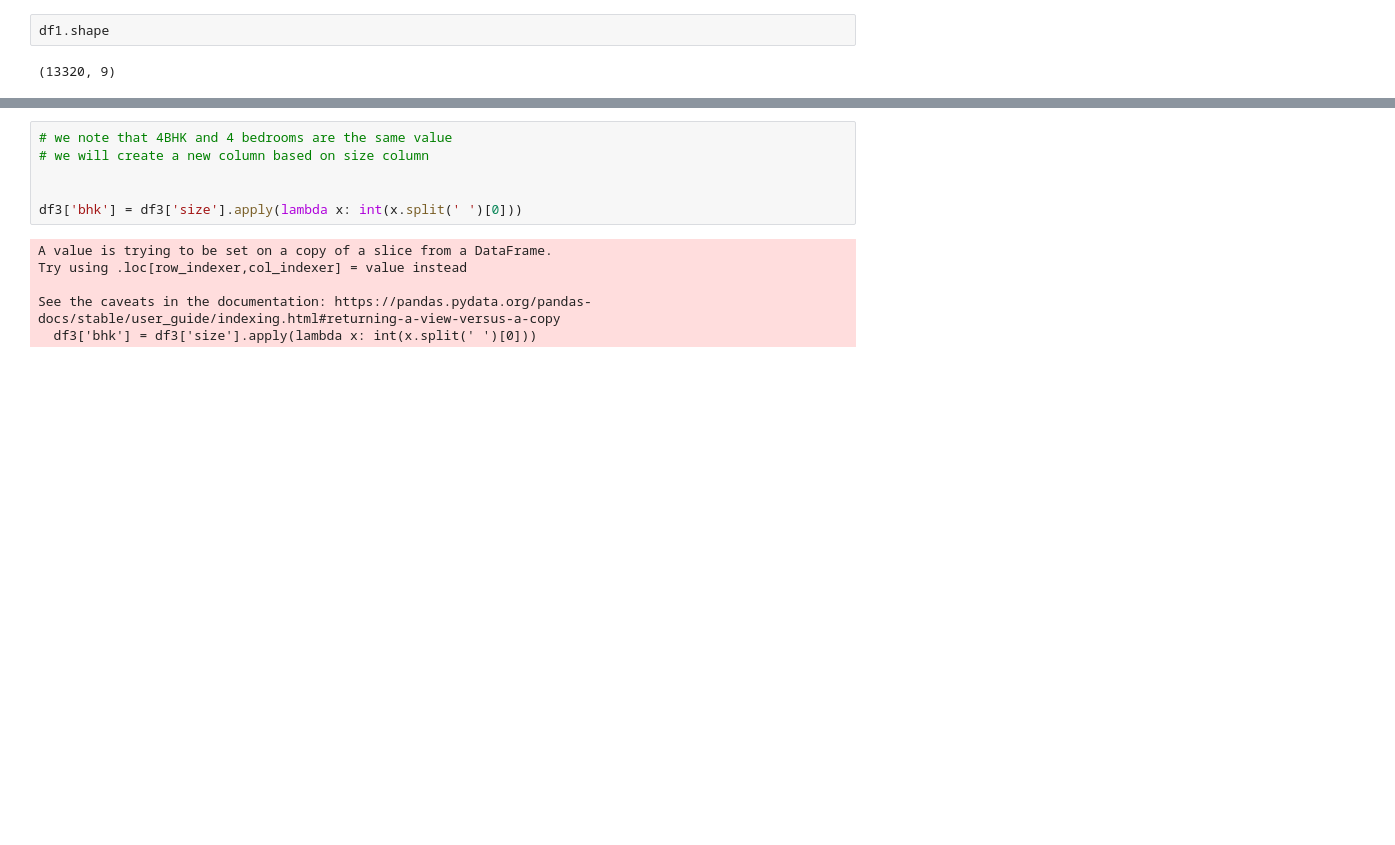
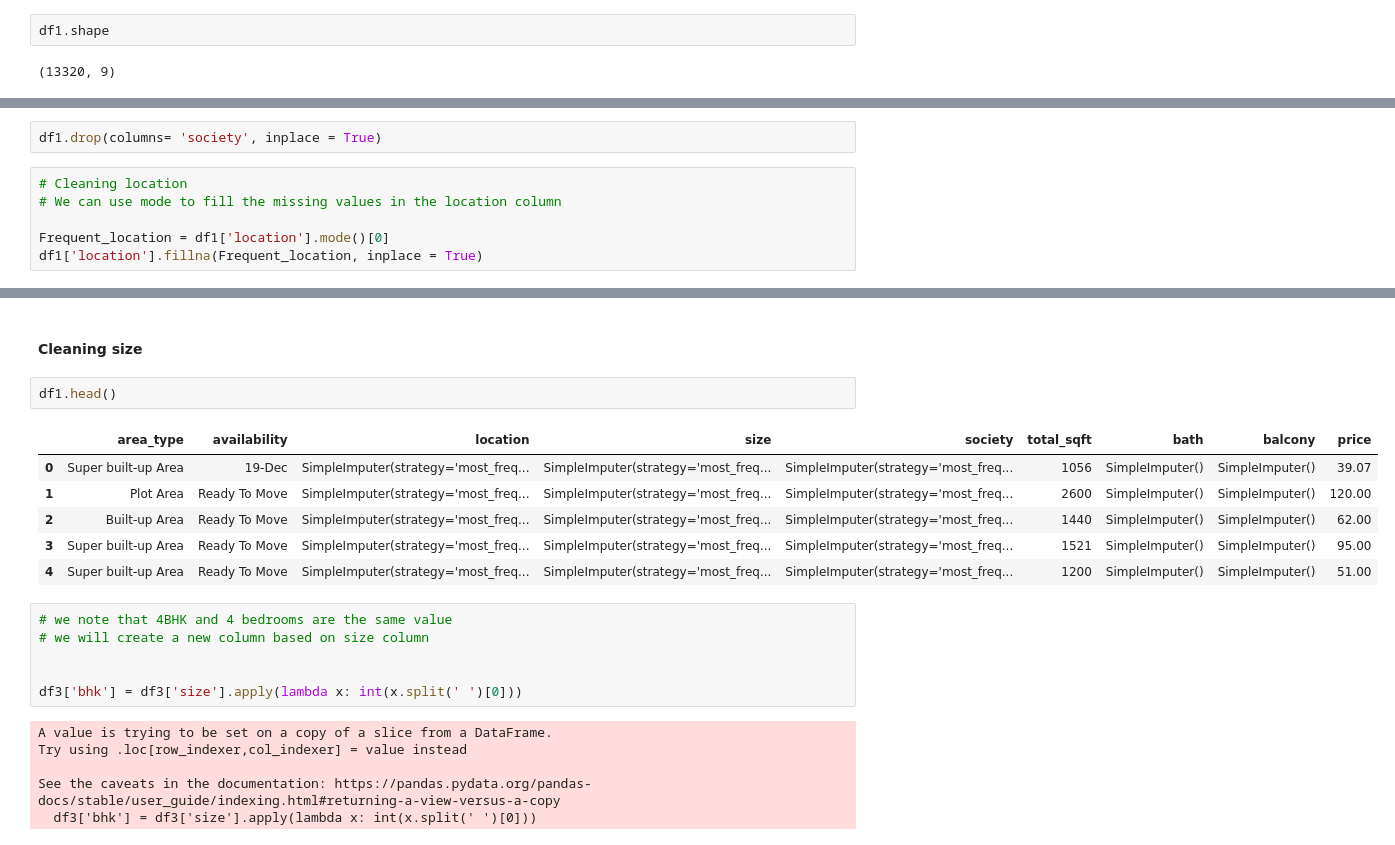
Before and after one commit to Mwendwa-Sharon/Hous-Prices-Prediction, a Jupyter notebook: house prediction.ipynb, the cells around one changed output, grey strips where cells are left out. Drawn from its saved outputs; the diff is of its cells as text; blank space fills up the shorter version.

```diff
--- a/house prediction.ipynb
+++ b/house prediction.ipynb
@@ -95,0 +91,8 @@ array(['2 BHK', '4 Bedroom', '3 BHK', '4 BHK', '6 Bedroom', '3 Bedroom',
+# %%
+df1.drop(columns= 'society', inplace = True)
+# %%
+# Cleaning location
+# We can use mode to fill the missing values in the location column
+
+Frequent_location = df1['location'].mode()[0]
+df1['location'].fillna(Frequent_location, inplace = True)
@@ -96,3 +112,14 @@ array(['2 BHK', '4 Bedroom', '3 BHK', '4 BHK', '6 Bedroom', '3 Bedroom',
+# %% [markdown]
+#### Cleaning size
+# %%
+df1.head()
+# %% [output]
+|  | area_type | availability | location | size | society | total_sqft | bath | balcony | price |
+| 0 | Super built-up Area | 19-Dec | SimpleImputer(strategy='most_freq... | SimpleImputer(strategy='most_freq... | SimpleImputer(strategy='most_freq... | 1056 | SimpleImputer() | SimpleImputer() | 39.07 |
+| 1 | Plot Area | Ready To Move | SimpleImputer(strategy='most_freq... | SimpleImputer(strategy='most_freq... | SimpleImputer(strategy='most_freq... | 2600 | SimpleImputer() | SimpleImputer() | 120.00 |
+| 2 | Built-up Area | Ready To Move | SimpleImputer(strategy='most_freq... | SimpleImputer(strategy='most_freq... | SimpleImputer(strategy='most_freq... | 1440 | SimpleImputer() | SimpleImputer() | 62.00 |
+| 3 | Super built-up Area | Ready To Move | SimpleImputer(strategy='most_freq... | SimpleImputer(strategy='most_freq... | SimpleImputer(strategy='most_freq... | 1521 | SimpleImputer() | SimpleImputer() | 95.00 |
+| 4 | Super built-up Area | Ready To Move | SimpleImputer(strategy='most_freq... | SimpleImputer(strategy='most_freq... | SimpleImputer(strategy='most_freq... | 1200 | SimpleImputer() | SimpleImputer() | 51.00 |
 # %%
 # we note that 4BHK and 4 bedrooms are the same value
 # we will create a new column based on size column
```
Also changed, not shown: parts of 20 cells of this notebook.
